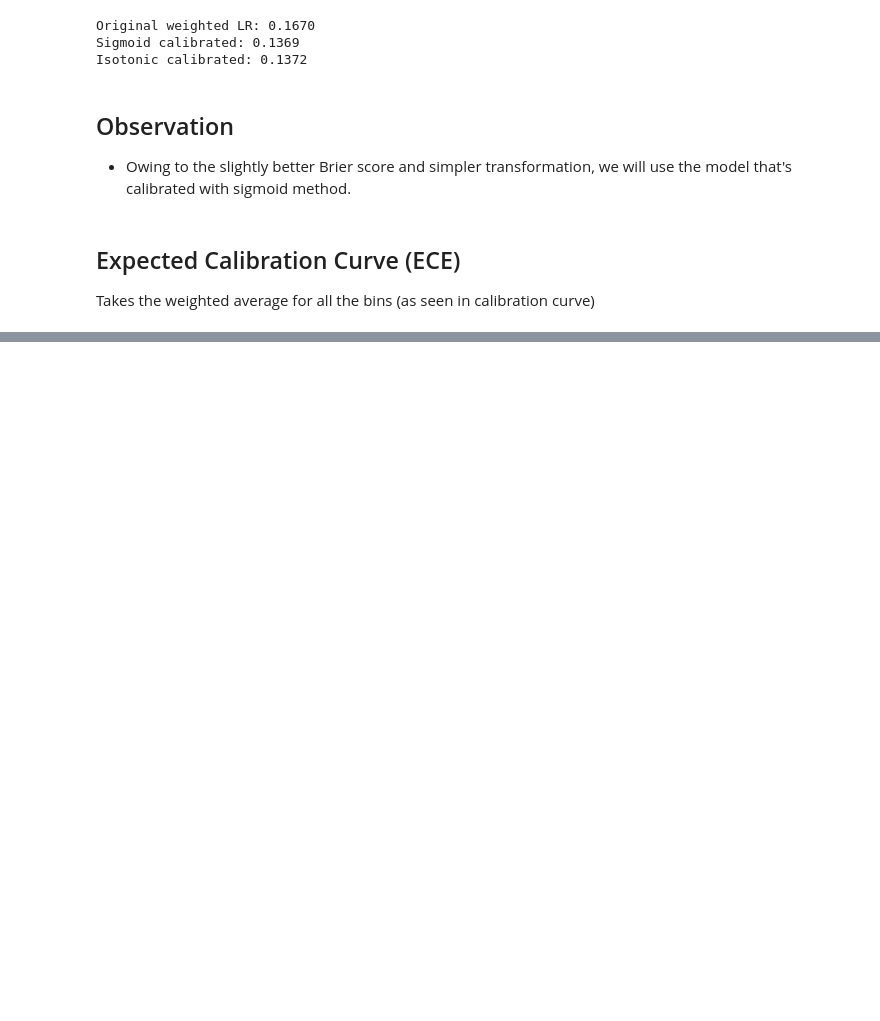
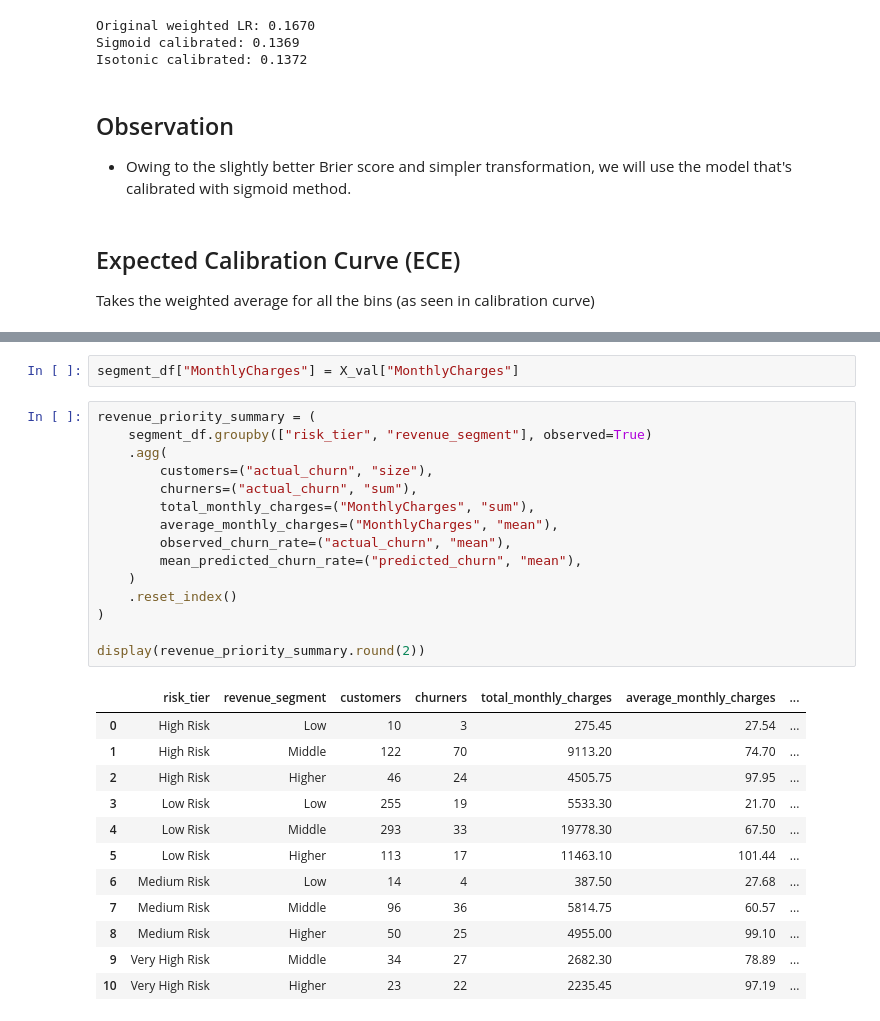
Before and after one commit to priyanka-manoj/Churn-risk-modeling, a Jupyter notebook: notebooks/02_model_experiments.ipynb, the cells around one changed output, grey strips where cells are left out. Drawn from its saved outputs; the diff is of its cells as text; blank space fills up the shorter version.

```diff
--- a/notebooks/02_model_experiments.ipynb
+++ b/notebooks/02_model_experiments.ipynb
@@ -1380,0 +1787,30 @@ Takes the weighted average for all the bins (as seen in calibration curve)
+# %%
+segment_df["MonthlyCharges"] = X_val["MonthlyCharges"]
+# %%
+revenue_priority_summary = (
+    segment_df.groupby(["risk_tier", "revenue_segment"], observed=True)
+    .agg(
+        customers=("actual_churn", "size"),
+        churners=("actual_churn", "sum"),
+        total_monthly_charges=("MonthlyCharges", "sum"),
+        average_monthly_charges=("MonthlyCharges", "mean"),
+        observed_churn_rate=("actual_churn", "mean"),
+        mean_predicted_churn_rate=("predicted_churn", "mean"),
+    )
+    .reset_index()
+)
+
+display(revenue_priority_summary.round(2))
+# %% [output]
+|  | risk_tier | revenue_segment | customers | churners | total_monthly_charges | average_monthly_charges | ... |
+| 0 | High Risk | Low | 10 | 3 | 275.45 | 27.54 | ... |
+| 1 | High Risk | Middle | 122 | 70 | 9113.20 | 74.70 | ... |
+| 2 | High Risk | Higher | 46 | 24 | 4505.75 | 97.95 | ... |
+| 3 | Low Risk | Low | 255 | 19 | 5533.30 | 21.70 | ... |
+| 4 | Low Risk | Middle | 293 | 33 | 19778.30 | 67.50 | ... |
+| 5 | Low Risk | Higher | 113 | 17 | 11463.10 | 101.44 | ... |
+| 6 | Medium Risk | Low | 14 | 4 | 387.50 | 27.68 | ... |
+| 7 | Medium Risk | Middle | 96 | 36 | 5814.75 | 60.57 | ... |
+| 8 | Medium Risk | Higher | 50 | 25 | 4955.00 | 99.10 | ... |
+| 9 | Very High Risk | Middle | 34 | 27 | 2682.30 | 78.89 | ... |
+| 10 | Very High Risk | Higher | 23 | 22 | 2235.45 | 97.19 | ... |
```
Also changed, not shown: parts of 60 cells of this notebook, 13 other files.
